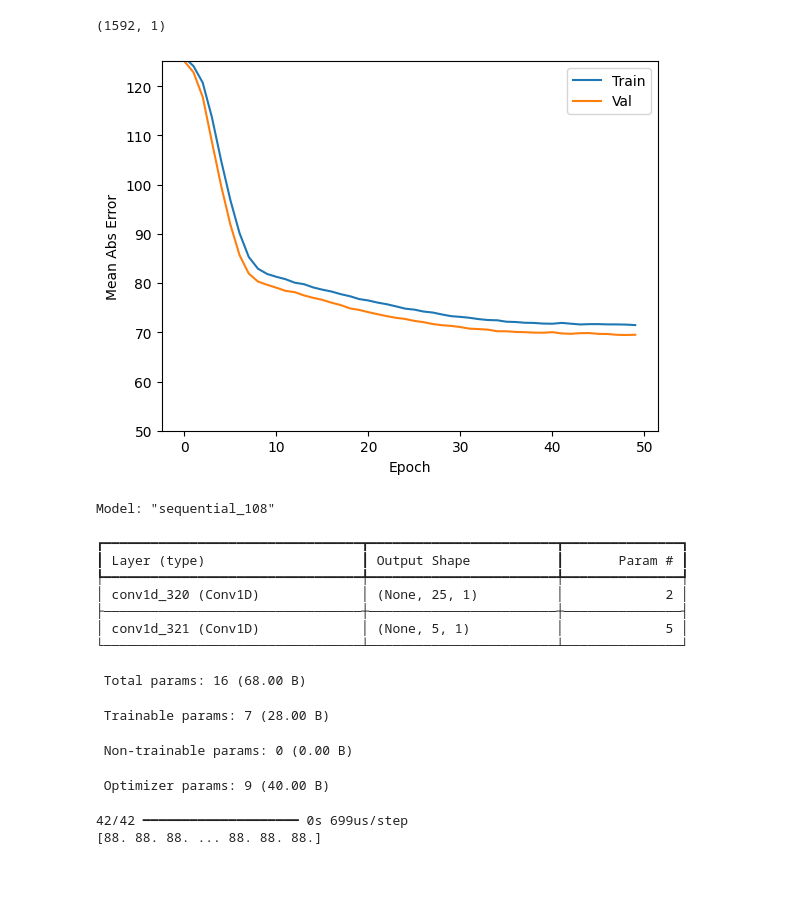
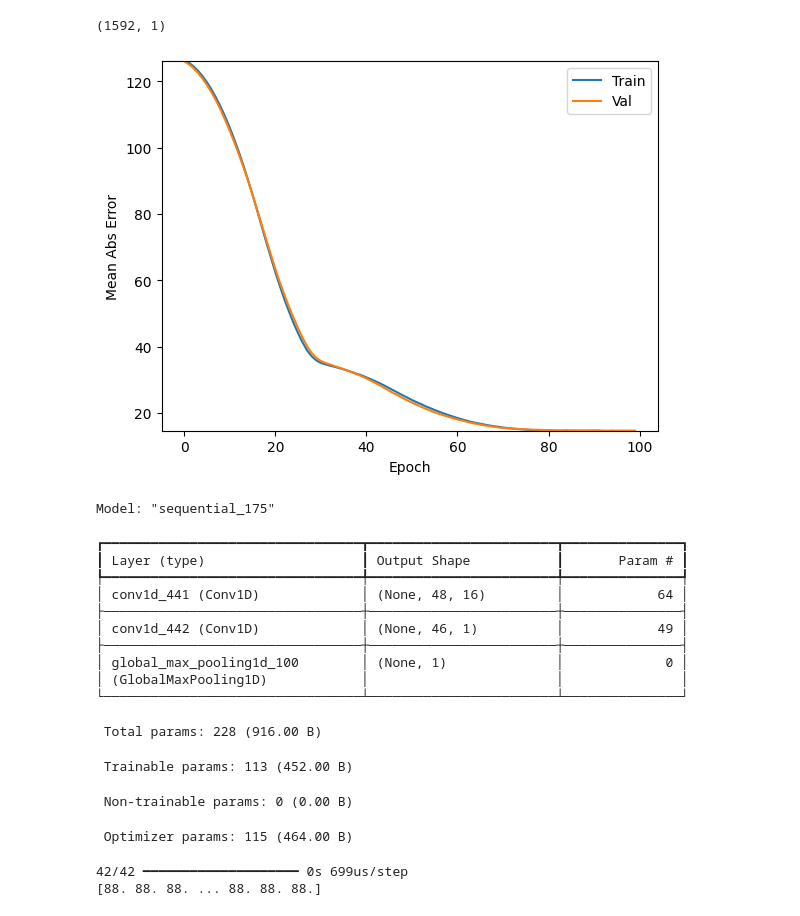
Before and after one commit to danielle34/summer24-lab, a Jupyter notebook: tensorflow_cnn.ipynb, the cells around one changed output. Drawn from its saved outputs; the diff is of its cells as text; code cells hidden in the pictures; blank space fills up the shorter version.

```diff
--- a/tensorflow_cnn.ipynb
+++ b/tensorflow_cnn.ipynb
@@ -129,8 +129,11 @@ def create_model():
     model = Sequential()
 
     #model.add(Conv1D(32, kernel_size=10, strides=10, activation='relu' ))
-    model.add(Conv1D(2, kernel_size=3, activation='relu', ))# input_shape=(X_train.shape[1], 1)))
-
+    model.add(Conv1D(16, kernel_size=3, activation='relu',  input_shape=(X_train.shape[1], 1)))
+    model.add(Conv1D(1, kernel_size=3, activation='relu', ) )
+    # model.add(Conv1D(16, kernel_size=3, activation='relu', ))
+    # model.add(Conv1D(8, kernel_size=3, activation='relu', ))
+    # model.add(Conv1D(512, kernel_size=3, activation='relu', ))
     # model.add(Conv1D(64, kernel_size=3, activation='relu', input_shape=(X_train.shape[1], 1)))
     # model.add(Conv1D(128, kernel_size=3, activation='relu'))
     # model.add(Conv1D(1, kernel_size=3, activation='relu',use_bias=False ))
@@ -149,12 +152,12 @@ def create_model():
 
 
 
-    # model.add(GlobalMaxPooling1D())
-    # # model.add(Dense(2, activation='relu'))
+    model.add(GlobalMaxPooling1D())
+    # model.add(Dense(2, activation='relu'))
     # model.add(Dropout(0.5))
 
-    model.add(Dropout(0.5))
-    model.add(MaxPooling1D(pool_size=2))
+    # model.add(Dropout(0.5))
+    # model.add(MaxPooling1D(pool_size=2))
     # # # model.add(Flatten())
     # model.add(Dense(1, activation='relu'))
 
@@ -170,7 +173,7 @@ def create_model():
     return model
 # %%
 model = create_model()
-history = model.fit(X_train, y_train, epochs=50, validation_split=0.3)
+history = model.fit(X_train, y_train, epochs=100, validation_split=0.3)
 model.summary()
 test_loss, test_accuracy = model.evaluate(X_test, y_test)
 print(f"Test accuracy: {test_accuracy}")
@@ -184,32 +219,35 @@ print(y_train.shape)
 # %%
 def plot_history(history):
   plt.figure()
   plt.xlabel('Epoch')
   plt.ylabel('Mean Abs Error')
   plt.plot(history.epoch, np.array(history.history['mae']),
            label='Train')
   plt.plot(history.epoch, np.array(history.history['val_mae']),
            label = 'Val')
   plt.legend()
-  plt.ylim([50,max(history.history['val_mae'])])
+  plt.ylim([min(history.history['val_mae']),max(history.history['val_mae'])])
 plot_history(history)
 # %% [output]
-[figure, old version]
+[figure, new version]
 # %%
 model.summary()
 # %% [output]
-Model: "sequential_108"
+Model: "sequential_175"
 ┏━━━━━━━━━━━━━━━━━━━━━━━━━━━━━━━━━┳━━━━━━━━━━━━━━━━━━━━━━━━┳━━━━━━━━━━━━━━━┓
 ┃ Layer (type)                    ┃ Output Shape           ┃       Param # ┃
 ┡━━━━━━━━━━━━━━━━━━━━━━━━━━━━━━━━━╇━━━━━━━━━━━━━━━━━━━━━━━━╇━━━━━━━━━━━━━━━┩
-│ conv1d_320 (Conv1D)             │ (None, 25, 1)          │             2 │
+│ conv1d_441 (Conv1D)             │ (None, 48, 16)         │            64 │
 ├─────────────────────────────────┼────────────────────────┼───────────────┤
-│ conv1d_321 (Conv1D)             │ (None, 5, 1)           │             5 │
+│ conv1d_442 (Conv1D)             │ (None, 46, 1)          │            49 │
+├─────────────────────────────────┼────────────────────────┼───────────────┤
+│ global_max_pooling1d_100        │ (None, 1)              │             0 │
+│ (GlobalMaxPooling1D)            │                        │               │
 └─────────────────────────────────┴────────────────────────┴───────────────┘
- Total params: 16 (68.00 B)
+ Total params: 228 (916.00 B)
- Trainable params: 7 (28.00 B)
+ Trainable params: 113 (452.00 B)
  Non-trainable params: 0 (0.00 B)
- Optimizer params: 9 (40.00 B)
+ Optimizer params: 115 (464.00 B)
 # %%
 # Standardize the feature data using the same scaler used for the training data
 X1 = get_person_split_data(people_with_out_hypertenstion)[0]
```
Also changed, not shown: parts of 1 cell of this notebook, 1 other file.
